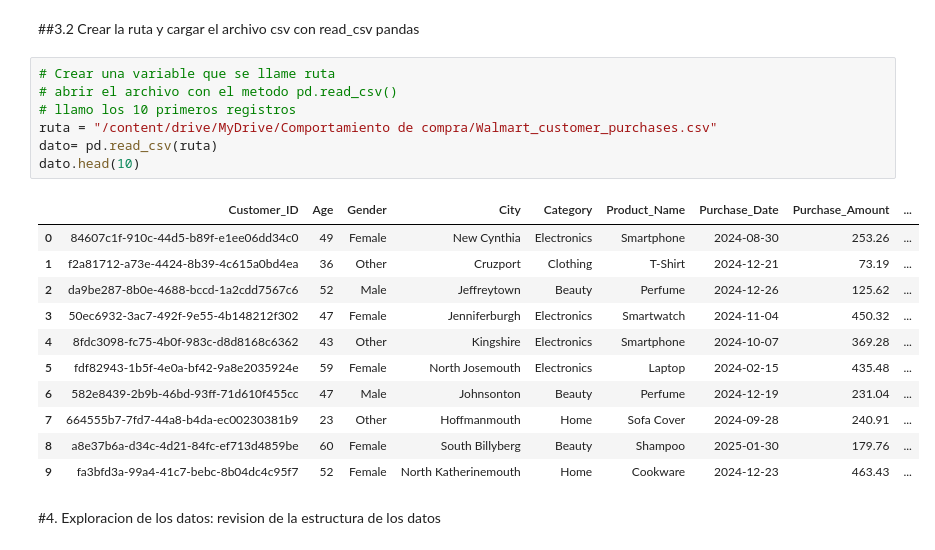
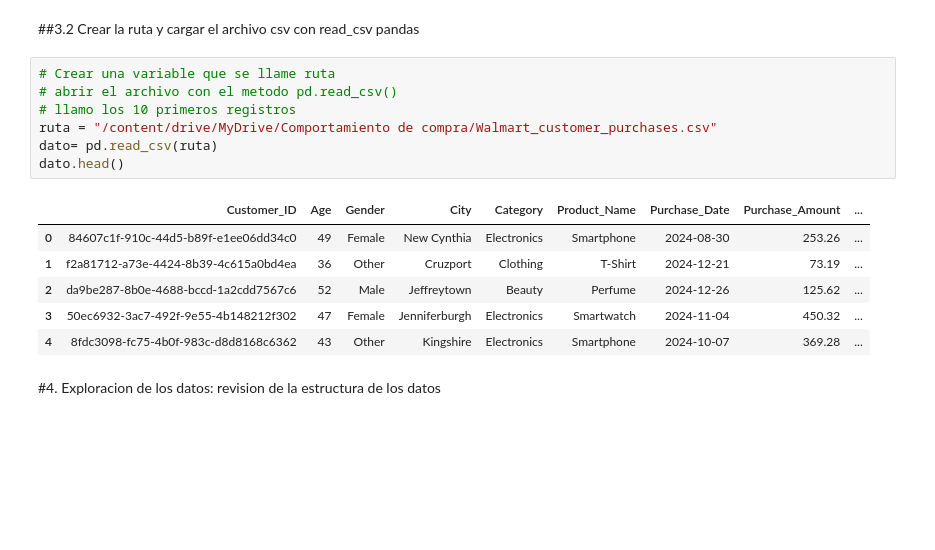
Before and after one commit to lulusi22/Portafolio, a Jupyter notebook: Comportamiento_del_cliente_Walmart_Parte_I_preparación_de_los_datos.ipynb, the cells around one changed output. Drawn from its saved outputs; the diff is of its cells as text; blank space fills up the shorter version.

```diff
--- a/Comportamiento_del_cliente_Walmart_Parte_I_preparación_de_los_datos.ipynb
+++ b/Comportamiento_del_cliente_Walmart_Parte_I_preparación_de_los_datos.ipynb
@@ -29,22 +29,17 @@ Mounted at /content/drive
 # %%
 # Crear una variable que se llame ruta
 # abrir el archivo con el metodo pd.read_csv()
 # llamo los 10 primeros registros
 ruta = "/content/drive/MyDrive/Comportamiento de compra/Walmart_customer_purchases.csv"
 dato= pd.read_csv(ruta)
-dato.head(10)
+dato.head()
 # %% [output]
 |  | Customer_ID | Age | Gender | City | Category | Product_Name | Purchase_Date | Purchase_Amount | ... |
 | 0 | 84607c1f-910c-44d5-b89f-e1ee06dd34c0 | 49 | Female | New Cynthia | Electronics | Smartphone | 2024-08-30 | 253.26 | ... |
 | 1 | f2a81712-a73e-4424-8b39-4c615a0bd4ea | 36 | Other | Cruzport | Clothing | T-Shirt | 2024-12-21 | 73.19 | ... |
 | 2 | da9be287-8b0e-4688-bccd-1a2cdd7567c6 | 52 | Male | Jeffreytown | Beauty | Perfume | 2024-12-26 | 125.62 | ... |
 | 3 | 50ec6932-3ac7-492f-9e55-4b148212f302 | 47 | Female | Jenniferburgh | Electronics | Smartwatch | 2024-11-04 | 450.32 | ... |
 | 4 | 8fdc3098-fc75-4b0f-983c-d8d8168c6362 | 43 | Other | Kingshire | Electronics | Smartphone | 2024-10-07 | 369.28 | ... |
-| 5 | fdf82943-1b5f-4e0a-bf42-9a8e2035924e | 59 | Female | North Josemouth | Electronics | Laptop | 2024-02-15 | 435.48 | ... |
-| 6 | 582e8439-2b9b-46bd-93ff-71d610f455cc | 47 | Male | Johnsonton | Beauty | Perfume | 2024-12-19 | 231.04 | ... |
-| 7 | 664555b7-7fd7-44a8-b4da-ec00230381b9 | 23 | Other | Hoffmanmouth | Home | Sofa Cover | 2024-09-28 | 240.91 | ... |
-| 8 | a8e37b6a-d34c-4d21-84fc-ef713d4859be | 60 | Female | South Billyberg | Beauty | Shampoo | 2025-01-30 | 179.76 | ... |
-| 9 | fa3bfd3a-99a4-41c7-bebc-8b04dc4c95f7 | 52 | Female | North Katherinemouth | Home | Cookware | 2024-12-23 | 463.43 | ... |
 # %% [markdown]
 #4. Exploracion de los datos:
 revision de la estructura de los datos
```
Also changed, not shown: parts of 66 cells of this notebook.
